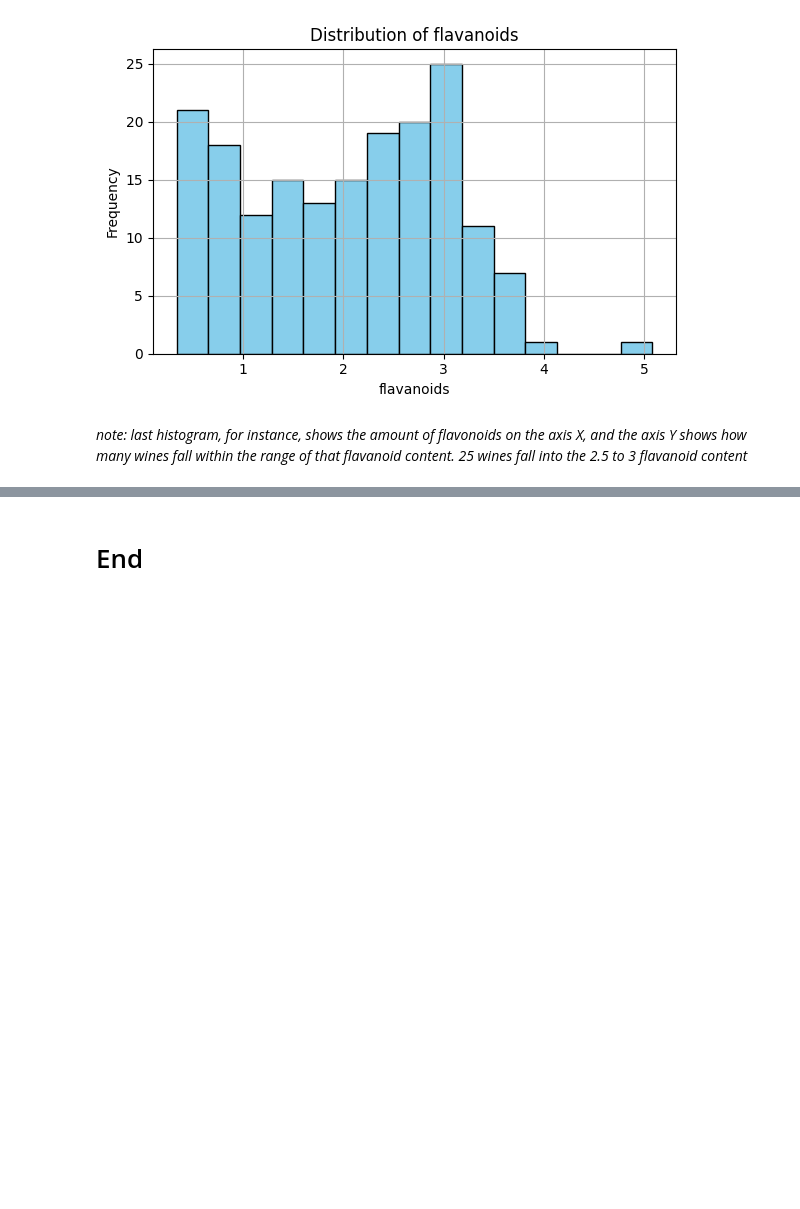
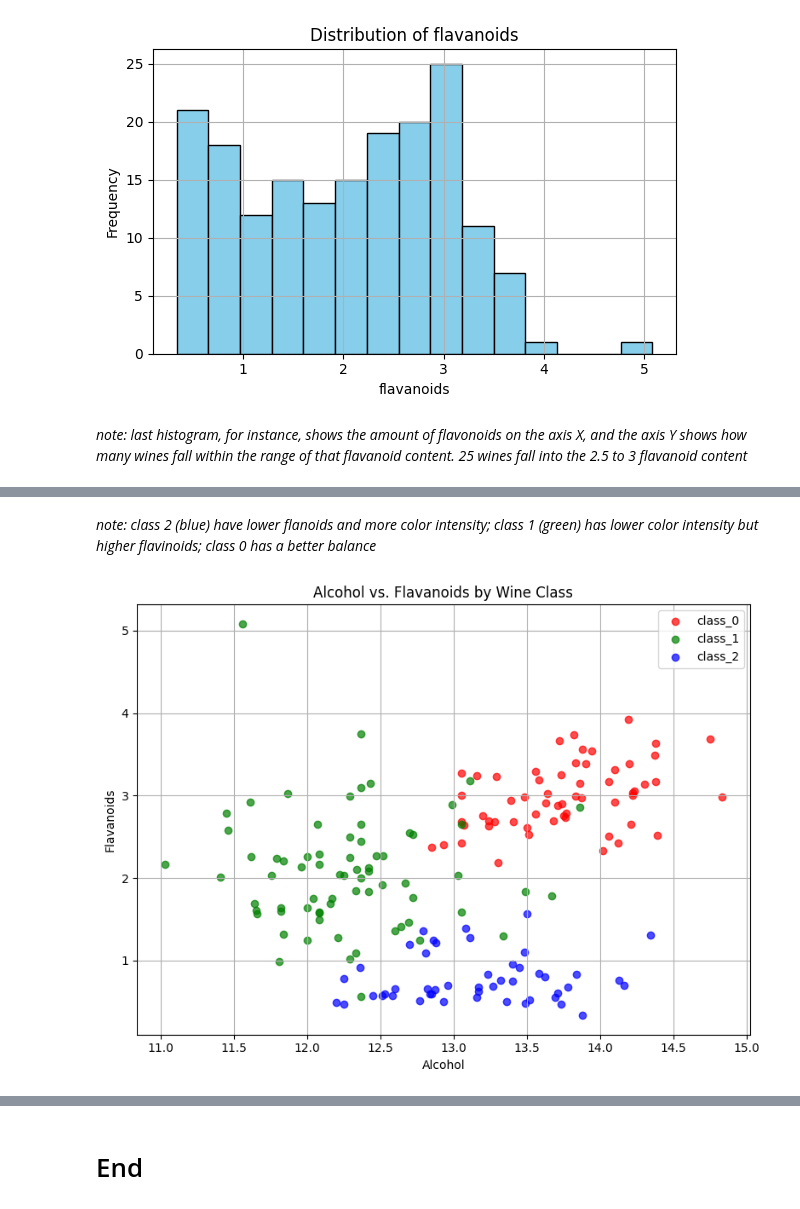
Before and after one commit to AnnaSikora29/principles_of_da, a Jupyter notebook: problems.ipynb, the cells around one changed output, grey strips where cells are left out. Drawn from its saved outputs; the diff is of its cells as text; code cells hidden in the pictures; blank space fills up the shorter version.

```diff
--- a/problems.ipynb
+++ b/problems.ipynb
@@ -570,0 +599,22 @@ for feature in features:
+# %% [markdown]
+*note: class 2 (blue) have lower flanoids and more color intensity; class 1 (green) has lower color intensity but higher flavinoids; class 0 has a better balance*
+# %%
+colors = ['red', 'green', 'blue']
+target_names = wine.target_names
+
+plt.figure(figsize=(8, 6))
+for class_value in df['target'].unique():
+    subset = df[df['target'] == class_value]
+    plt.scatter(subset['alcohol'], subset['flavanoids'],
+                label=target_names[class_value],
+                color=colors[class_value],
+                alpha=0.7)
+plt.title('Alcohol vs. Flavanoids by Wine Class')
+plt.xlabel('Alcohol')
+plt.ylabel('Flavanoids')
+plt.legend()
+plt.grid(True)
+plt.tight_layout()
+plt.show()
+# %% [output]
+[figure, added]
```
Also changed, not shown: parts of 7 cells of this notebook.
